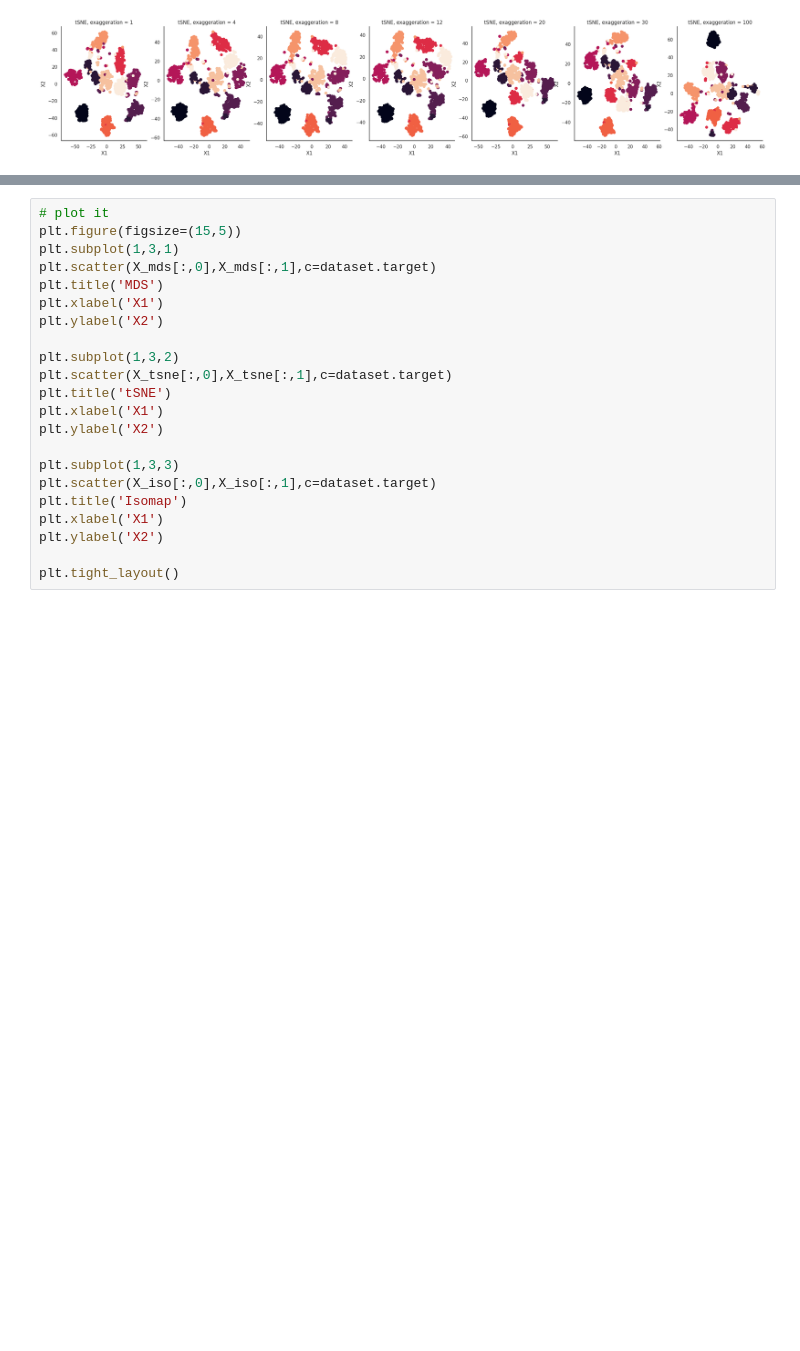
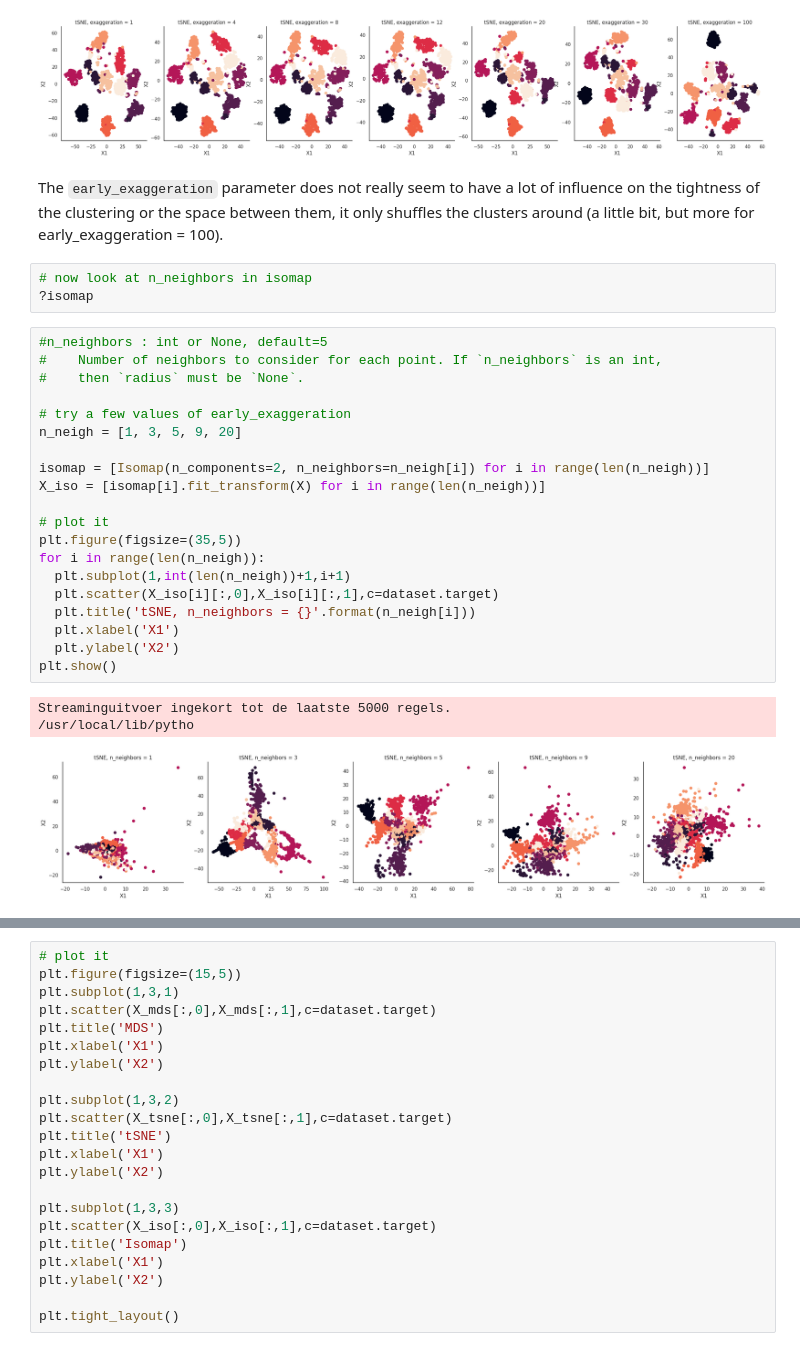
Before and after one commit to irenetiem/population-methods-IT, a Jupyter notebook: 03-dimensionality-reduction/exercises.ipynb, the cells around one changed output, grey strips where cells are left out. Drawn from its saved outputs; the diff is of its cells as text; blank space fills up the shorter version.

```diff
--- a/03-dimensionality-reduction/exercises.ipynb
+++ b/03-dimensionality-reduction/exercises.ipynb
@@ -346,4 +346,33 @@ for i in range(len(exag)):
 plt.show()
 # %% [output]
 [figure]
+# %% [markdown]
+The `early_exaggeration` parameter does not really seem to have a lot of influence on the tightness of the clustering or the space between them, it only shuffles the clusters around (a little bit, but more for early_exaggeration = 100).
+# %%
+# now look at n_neighbors in isomap
+?isomap
+# %%
+#n_neighbors : int or None, default=5
+#    Number of neighbors to consider for each point. If `n_neighbors` is an int,
+#    then `radius` must be `None`.
+
+# try a few values of early_exaggeration
+n_neigh = [1, 3, 5, 9, 20]
+
+isomap = [Isomap(n_components=2, n_neighbors=n_neigh[i]) for i in range(len(n_neigh))]
+X_iso = [isomap[i].fit_transform(X) for i in range(len(n_neigh))]
+
+# plot it
+plt.figure(figsize=(35,5))
+for i in range(len(n_neigh)):
+  plt.subplot(1,int(len(n_neigh))+1,i+1)
+  plt.scatter(X_iso[i][:,0],X_iso[i][:,1],c=dataset.target)
+  plt.title('tSNE, n_neighbors = {}'.format(n_neigh[i]))
+  plt.xlabel('X1')
+  plt.ylabel('X2')
+plt.show()
+# %% [output]
+Streaminguitvoer ingekort tot de laatste 5000 regels.
+/usr/local/lib/pytho
+[figure, added]
 # %%
```
Also changed, not shown: parts of 2 cells of this notebook.
